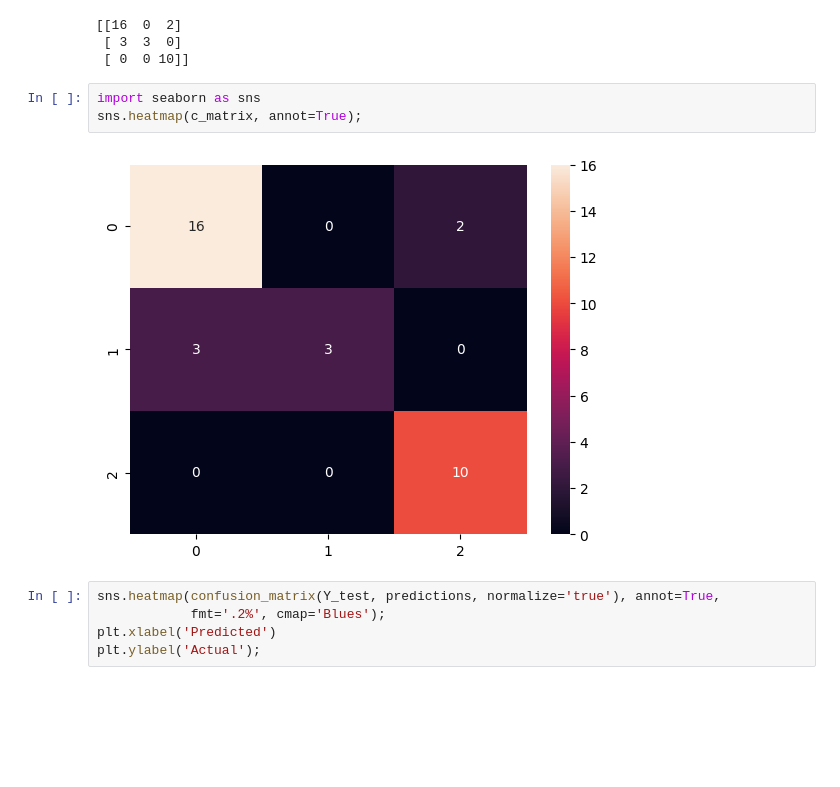
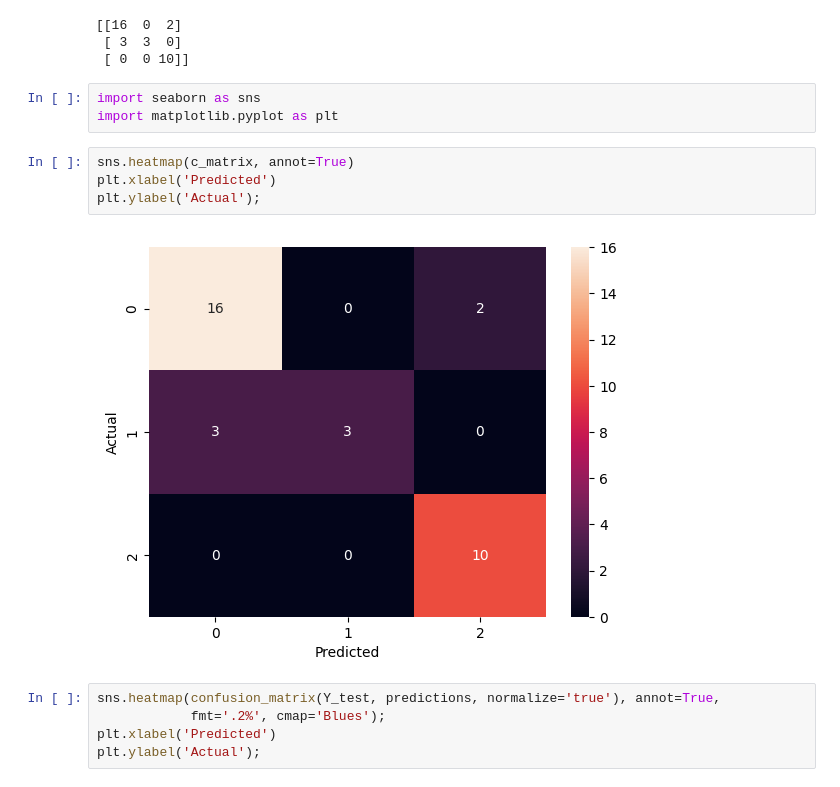
Before and after one commit to Mlcruz9/DS_TheBridgeBBK_MBIL2023, a Jupyter notebook: 2-Machine_Learning/1-Supervisado/2-Classification/4-Logistic_Regression/1 - logistic_regression_df_class.ipynb, the cells around one changed output. Cells and saved outputs as stored; diff of their text form; blank space fills up the shorter version.

```diff
--- a/2-Machine_Learning/1-Supervisado/2-Classification/4-Logistic_Regression/1 - logistic_regression_df_class.ipynb
+++ b/2-Machine_Learning/1-Supervisado/2-Classification/4-Logistic_Regression/1 - logistic_regression_df_class.ipynb
@@ -183,11 +183,15 @@ print(c_matrix)
 [[16  0  2]
  [ 3  3  0]
  [ 0  0 10]]
-# %%
-import seaborn as sns
-sns.heatmap(c_matrix, annot=True);
-# %% [output]
-[figure, removed]
+# %%
+import seaborn as sns
+import matplotlib.pyplot as plt
+# %%
+sns.heatmap(c_matrix, annot=True)
+plt.xlabel('Predicted')
+plt.ylabel('Actual');
+# %% [output]
+[figure, added]
 # %%
 sns.heatmap(confusion_matrix(Y_test, predictions, normalize='true'), annot=True,
             fmt='.2%', cmap='Blues');
```
Also changed, not shown: parts of 1 cell of this notebook.
